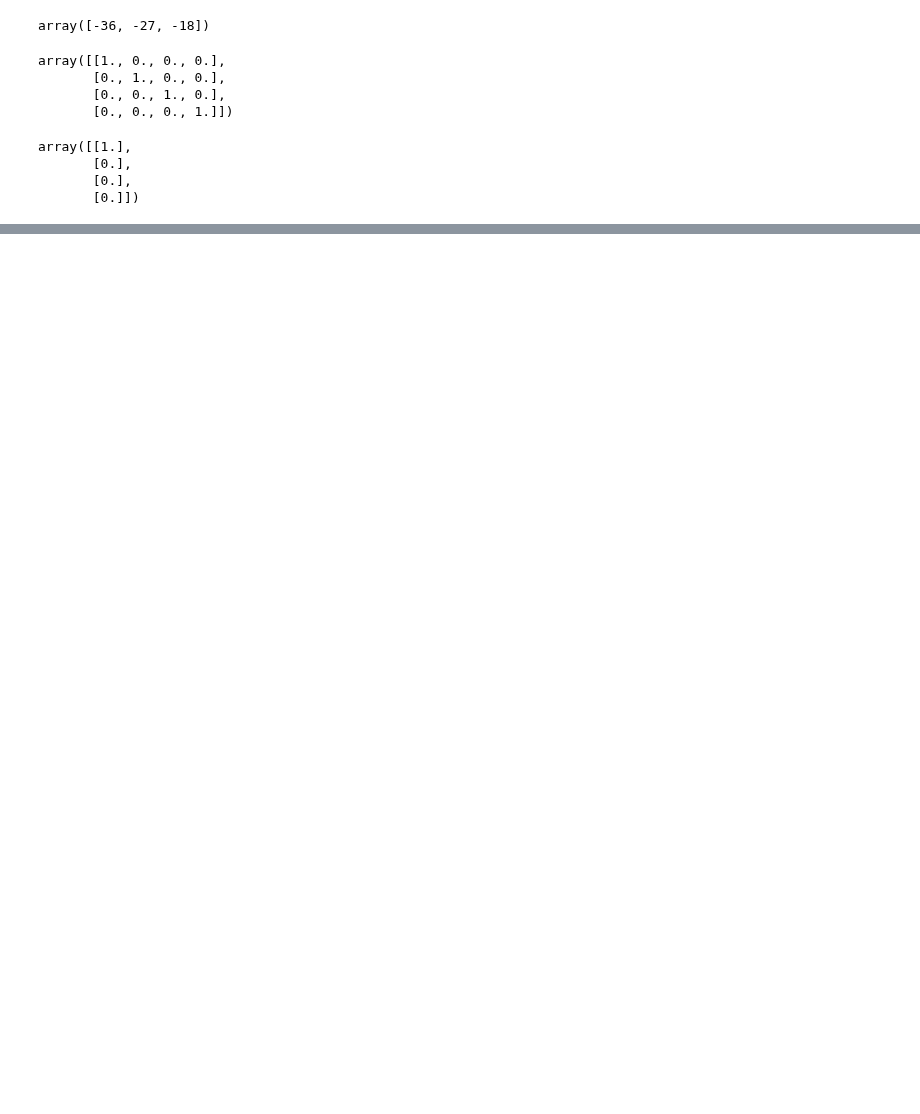
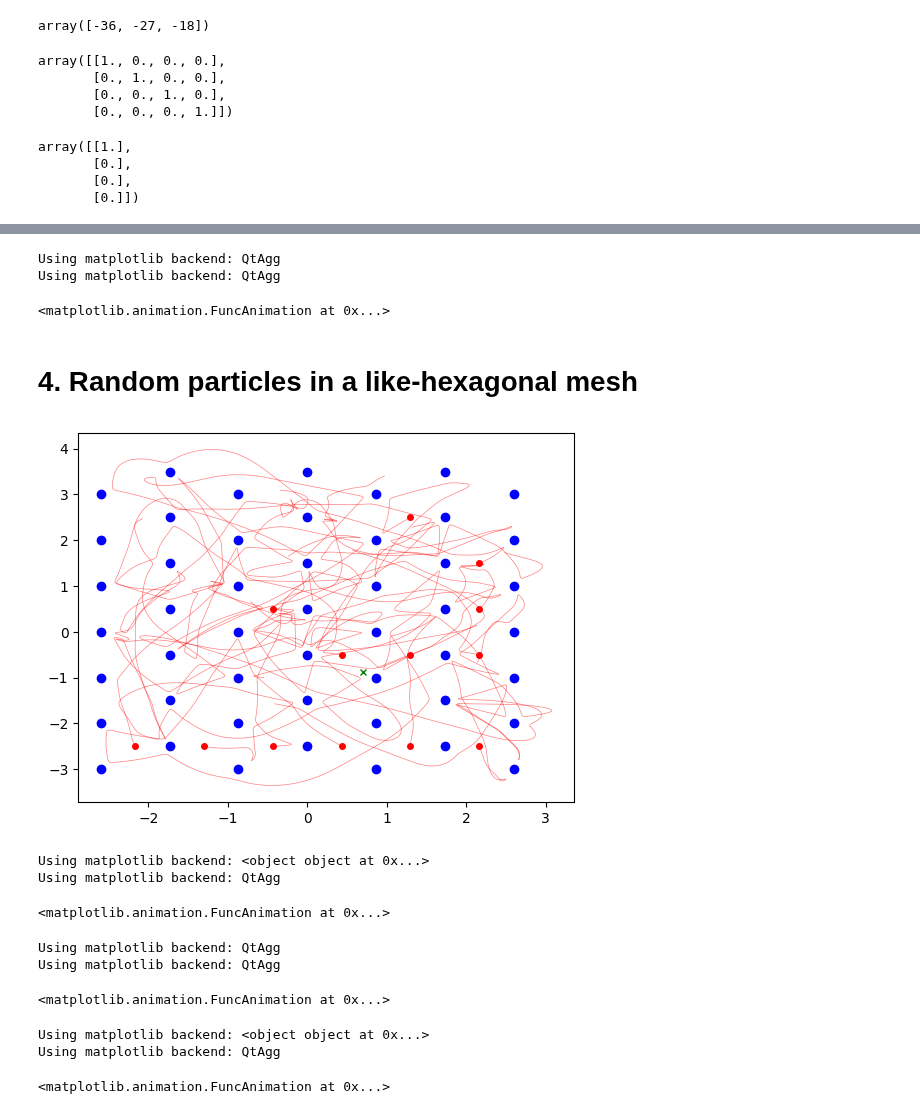
Before and after one commit to AndresGuarin/JupyterCodes, a Jupyter notebook: Computational Physics/ElectricConduction/Fundamentals.ipynb, the cells around one changed output, grey strips where cells are left out. Saved outputs shown, nothing was run; the diff lists cells and outputs as text; code cells hidden in the pictures; blank space fills up the shorter version.

```diff
--- a/Computational Physics/ElectricConduction/Fundamentals.ipynb
+++ b/Computational Physics/ElectricConduction/Fundamentals.ipynb
@@ -169,0 +183,8 @@ np.meshgrid(np.zeros(2),np.zeros(3))
+# %%
+def uniques(X0,Y0):
+    Pos = []
+    for i in range(len(X0)):
+        Pos.append([X0[i],Y0[i]])
+    Pos = np.array(Pos)
+    Pos = np.unique(Pos,axis=0)
+    return Pos[:,0], Pos[:,1]
@@ -169,0 +238,20 @@ np.meshgrid(np.zeros(2),np.zeros(3))
+# %%
+%matplotlib auto
+%matplotlib auto
+
+ani.animate_path(self1,s,save=False,name='test.mp4',verbose=True,plot_params=['-r','or',0.2,5.0,0.5],length=8,interval=0,dj=2,j0=1)
+#plt.show()
+# %% [output]
+Using matplotlib backend: QtAgg
+Using matplotlib backend: QtAgg
+<matplotlib.animation.FuncAnimation at 0x...>
+# %% [markdown]
+# **4. Random particles in a like-hexagonal mesh**
+# %%
+def uniques(X0,Y0):
+    Pos = []
+    for i in range(len(X0)):
+        Pos.append([X0[i],Y0[i]])
+    Pos = np.array(Pos)
+    Pos = np.unique(Pos,axis=0)
+    return Pos[:,0], Pos[:,1]
@@ -169,0 +295,47 @@ np.meshgrid(np.zeros(2),np.zeros(3))
+# %%
+%matplotlib inline
+
+for i in range(Np):
+    X = s[0][:,i]
+    Y = s[1][:,i]
+    plt.plot(X,Y,'-r',lw=0.5,alpha=0.5)
+    plt.plot(X[0],Y[0],'or',ms=4)
+plt.plot(XC,YC,'ob')
+plt.plot(np.mean(X0),np.mean(Y0),'xg',ms=5)
+#D=5; plt.xlim(-D,D); plt.ylim(-D,D)
+plt.show()
+# %% [output]
+[figure, added]
+# %%
+#Density of electrons animation
+
+%matplotlib auto
+%matplotlib auto
+
+ani.animate_path(self1,s,kind=1,save=False,name='test.mp4',verbose=False,plot_params=['or','or',5,15,0.04],length=8,interval=0,dj=5,j0=3)
+# %% [output]
+Using matplotlib backend: <object object at 0x...>
+Using matplotlib backend: QtAgg
+<matplotlib.animation.FuncAnimation at 0x...>
+# %%
+#Density of electrons animation 2
+
+%matplotlib auto
+%matplotlib auto
+
+ani.animate_path(self1,s,kind=2,save=False,name='test.mp4',verbose=False,plot_params=['-r','or',20,15,0.01],length=8,interval=0,dj=5,j0=3)
+# %% [output]
+Using matplotlib backend: QtAgg
+Using matplotlib backend: QtAgg
+<matplotlib.animation.FuncAnimation at 0x...>
+# %%
+# Dynamic animation
+
+%matplotlib auto
+%matplotlib auto
+
+ani.animate_path(self1,s,kind=0,save=False,name='test.mp4',verbose=True,plot_params=['-r','or',0.2,5,0.5],length=8,interval=0,dj=5,j0=3)
+# %% [output]
+Using matplotlib backend: <object object at 0x...>
+Using matplotlib backend: QtAgg
+<matplotlib.animation.FuncAnimation at 0x...>
```
Also changed, not shown: parts of 17 cells of this notebook, 3 other files.
